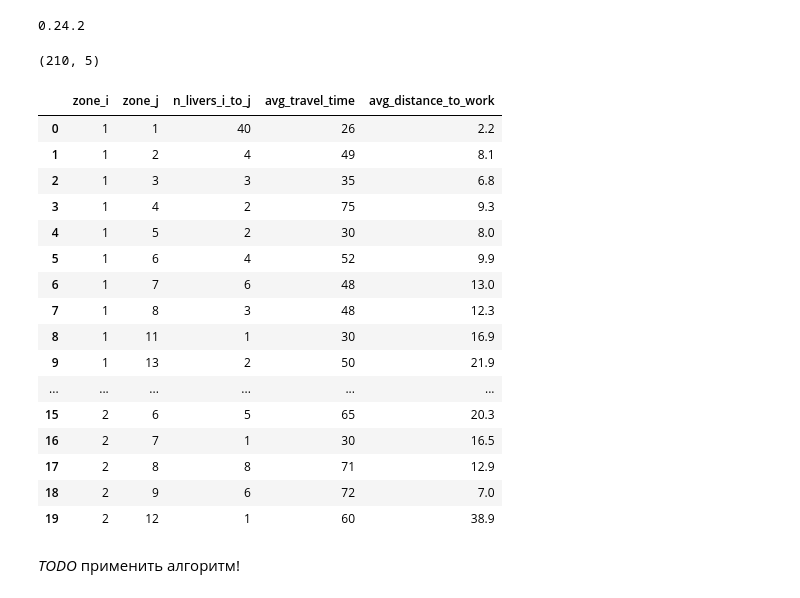
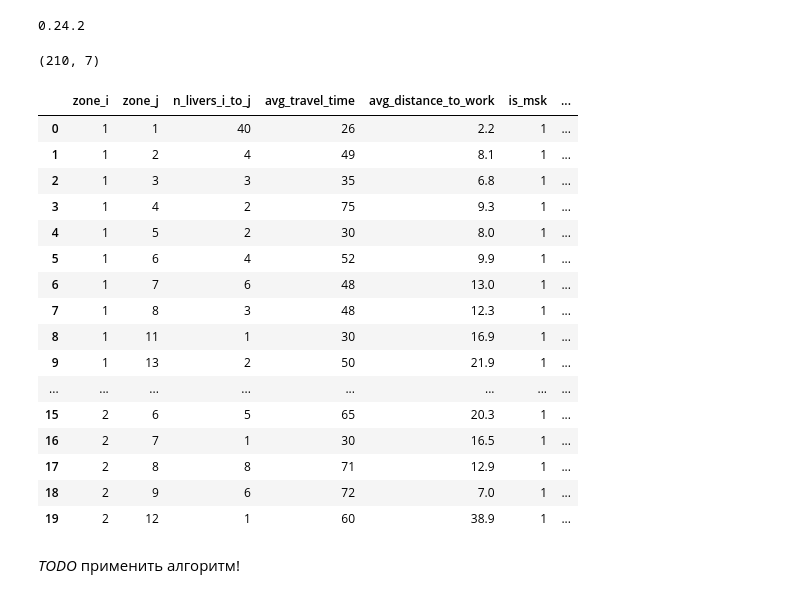
Before and after one commit to ArthurSamuelyan/CorrMatrix, a Jupyter notebook: corr_matrix.ipynb, the cells around one changed output. Saved outputs shown, nothing was run; the diff lists cells and outputs as text; code cells hidden in the pictures.

Commit message:
visualized data correctly

```diff
--- a/corr_matrix.ipynb
+++ b/corr_matrix.ipynb
@@ -7,30 +7,46 @@ import matplotlib.pyplot as plt
 print pd.__version__
 # %% [output]
 0.24.2
+# %%
+def is_msk(zone_i):
+    if zone_i <= 10:
+        return 1
+    else:
+        return 0
+# %%
+def trips_adjusted(zone_i, n_livers_i_to_j):
+    if (is_msk(zone_i) == 1):
+        return float(n_livers_i_to_j) * 1.62 # Because Moskow population is 1.62 times larger, than Region's
+    else:
+        return float(n_livers_i_to_j)
 # %%
 data_raw = pd.read_csv("trips.csv", names=['zone_i', 'zone_j', 'n_livers_i_to_j', 'avg_travel_time', 'avg_distance_to_work'])
 data = data_raw[data_raw.n_livers_i_to_j > 0]
-print data.shape
+
+data["is_msk"] = data.zone_i.apply(is_msk)
+data["n_livers_i_to_j_adj"] = [trips_adjusted(data.zone_i[k], data.n_livers_i_to_j[k]) for k in range(data.shape[0])]
+
+print(data.shape)
 data.head(20)
 # %% [output]
-(210, 5)
+(210, 7)
-|  | zone_i | zone_j | n_livers_i_to_j | avg_travel_time | avg_distance_to_work |
-| 0 | 1 | 1 | 40 | 26 | 2.2 |
-| 1 | 1 | 2 | 4 | 49 | 8.1 |
-| 2 | 1 | 3 | 3 | 35 | 6.8 |
-| 3 | 1 | 4 | 2 | 75 | 9.3 |
-| 4 | 1 | 5 | 2 | 30 | 8.0 |
-| 5 | 1 | 6 | 4 | 52 | 9.9 |
-| 6 | 1 | 7 | 6 | 48 | 13.0 |
-| 7 | 1 | 8 | 3 | 48 | 12.3 |
-| 8 | 1 | 11 | 1 | 30 | 16.9 |
-| 9 | 1 | 13 | 2 | 50 | 21.9 |
-| ... | ... | ... | ... | ... | ... |
-| 15 | 2 | 6 | 5 | 65 | 20.3 |
-| 16 | 2 | 7 | 1 | 30 | 16.5 |
-| 17 | 2 | 8 | 8 | 71 | 12.9 |
-| 18 | 2 | 9 | 6 | 72 | 7.0 |
-| 19 | 2 | 12 | 1 | 60 | 38.9 |
+|  | zone_i | zone_j | n_livers_i_to_j | avg_travel_time | avg_distance_to_work | is_msk | ... |
+| 0 | 1 | 1 | 40 | 26 | 2.2 | 1 | ... |
+| 1 | 1 | 2 | 4 | 49 | 8.1 | 1 | ... |
+| 2 | 1 | 3 | 3 | 35 | 6.8 | 1 | ... |
+| 3 | 1 | 4 | 2 | 75 | 9.3 | 1 | ... |
+| 4 | 1 | 5 | 2 | 30 | 8.0 | 1 | ... |
+| 5 | 1 | 6 | 4 | 52 | 9.9 | 1 | ... |
+| 6 | 1 | 7 | 6 | 48 | 13.0 | 1 | ... |
+| 7 | 1 | 8 | 3 | 48 | 12.3 | 1 | ... |
+| 8 | 1 | 11 | 1 | 30 | 16.9 | 1 | ... |
+| 9 | 1 | 13 | 2 | 50 | 21.9 | 1 | ... |
+| ... | ... | ... | ... | ... | ... | ... | ... |
+| 15 | 2 | 6 | 5 | 65 | 20.3 | 1 | ... |
+| 16 | 2 | 7 | 1 | 30 | 16.5 | 1 | ... |
+| 17 | 2 | 8 | 8 | 71 | 12.9 | 1 | ... |
+| 18 | 2 | 9 | 6 | 72 | 7.0 | 1 | ... |
+| 19 | 2 | 12 | 1 | 60 | 38.9 | 1 | ... |
 # %% [markdown]
 *TODO* применить алгоритм!
 # %%
```
Also changed, not shown: parts of 13 cells of this notebook.
